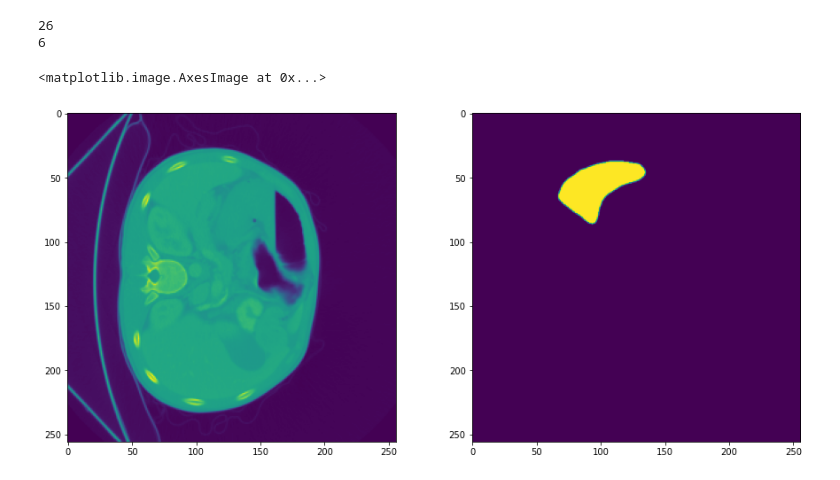
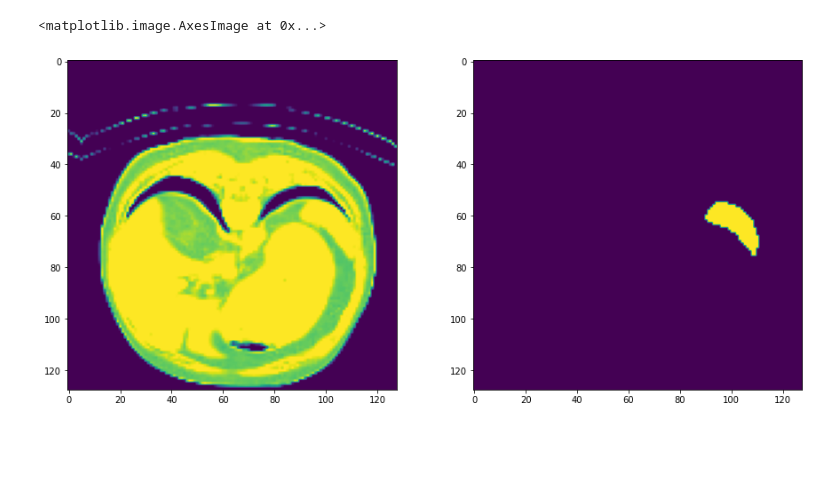
Before and after one commit to slynrick/segqnas, a Jupyter notebook: test_input.ipynb, the cells around one changed output. Drawn from its saved outputs; the diff is of its cells as text; code cells hidden in the pictures; blank space fills up the shorter version.

```diff
--- a/test_input.ipynb
+++ b/test_input.ipynb
@@ -17,0 +24,2 @@ print(len(val_dataset))
+# %%
+train, val = get_split_deterministic(patients, fold=0, num_splits=5, random_state=12345)
@@ -17,0 +36,8 @@ print(len(val_dataset))
+# %%
+patch_size = (128, 128)
+batch_size = 1
+# %%
+train_dataset = SpleenDataset(train, only_non_empty_slices=True)
+train_augmentation = get_training_augmentation(patch_size)
+train_dataloader = SpleenDataloader(train_dataset, batch_size, train_augmentation)
+print(len(train_dataloader))
@@ -36,24 +70,16 @@ ax2.imshow(label)
-# %%
-train_dataloader = Dataloader(train_dataset, batch_size=32, shuffle=True)
-val_dataloader = Dataloader(val_dataset, batch_size=32, shuffle=False)
-# %%
-print(len(train_dataloader))
-print(len(val_dataloader))
-# %% [output]
-26
-6
 # %%
-images, labels = next(iter(train_dataloader))
+id = random.randint(0, len(train_dataset))
+images, labels = train_dataloader[id]
 
-image = images[-1]
-label = labels[-1]
+image = images[0]
+label = labels[0]
 
 fig = plt.figure(figsize=(15, 15))
 
 ax1 = fig.add_subplot(2,2,1)
 ax1.imshow(image)
 ax2 = fig.add_subplot(2,2,2)
 ax2.imshow(label)
 # %% [output]
 <matplotlib.image.AxesImage at 0x...>
-[figure, old version]
+[figure, new version]
```
Also changed, not shown: parts of 13 cells of this notebook, 39 other files.
